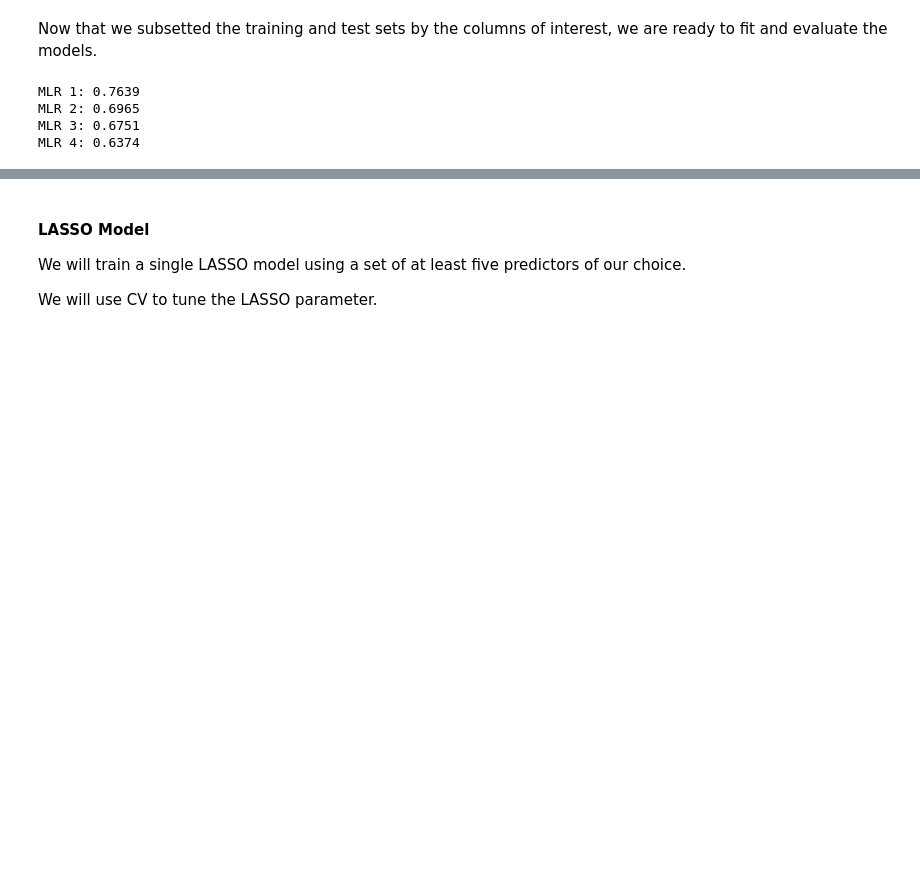
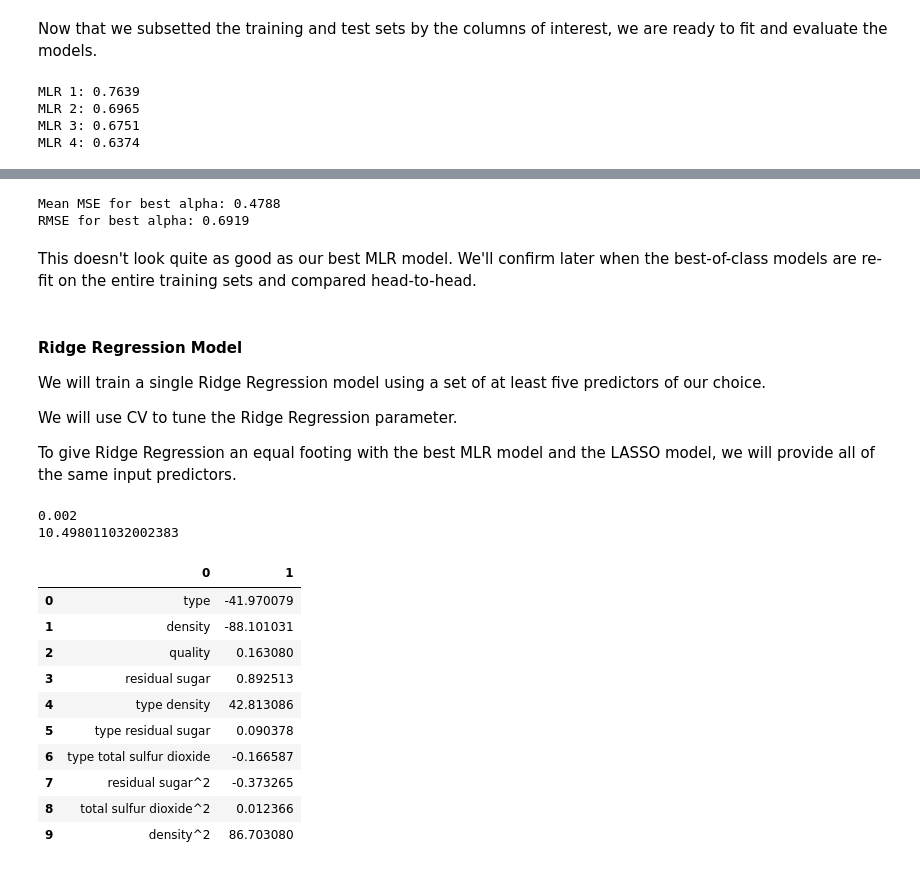
Before and after one commit to trevorlillywhite/HW7-NCSU-ST-554-Trevor-Lillywhite, a Jupyter notebook: HW7_ST554_Lillywhite.ipynb, the cells around one changed output, grey strips where cells are left out. Drawn from its saved outputs; the diff is of its cells as text; code cells hidden in the pictures; blank space fills up the shorter version.

Commit message:
Completed Regression task. Ready to begin Classification task.

```diff
--- a/HW7_ST554_Lillywhite.ipynb
+++ b/HW7_ST554_Lillywhite.ipynb
@@ -544,6 +646,47 @@ Our most complicated model, MLR 4, did the best! That means we chose our interac
+# %%
+# Print LASSO RMSE
+mean_mse = np.mean(lasso_model.mse_path_, axis=1)
+print("Mean MSE for best alpha:", round(np.min(mean_mse),4))
+print("RMSE for best alpha:", round(np.sqrt(np.min(mean_mse)),4))
+# %% [output]
+Mean MSE for best alpha: 0.4788
+RMSE for best alpha: 0.6919
+# %% [markdown]
+This doesn't look quite as good as our best MLR model. We'll confirm later when the best-of-class models are re-fit on the entire training sets and compared head-to-head.
 # %% [markdown]
-#### LASSO Model
+#### Ridge Regression Model
 
-We will train a single LASSO model using a set of at least five predictors of our choice.
+We will train a single Ridge Regression model using a set of at least five predictors of our choice.
 
-We will use CV to tune the LASSO parameter.
+We will use CV to tune the Ridge Regression parameter.
+
+To give Ridge Regression an equal footing with the best MLR model and the LASSO model, we will provide all of the same input predictors.
+# %%
+# Define input columns for Ridge Regression
+cols_RR = cols_mlr4
+X_train_RR = X_train_std[cols_RR]
+
+# Fit Ridge Regression model
+RR_model = RidgeCV(cv=5,
+                   alphas=(0.0005, 0.0008, 0.001, 0.002, 0.003, 0.005,
+                           0.01, 0.05, 0.1)) \
+                .fit(X_train_RR, y_train)
+
+# Print fitted parameter and coefficients
+print(RR_model.alpha_)
+print(RR_model.intercept_)
+pd.DataFrame(list(zip(X_train_RR.columns, RR_model.coef_)))
+# %% [output]
+0.002
+10.498011032002383
+|  | 0 | 1 |
+| 0 | type | -41.970079 |
+| 1 | density | -88.101031 |
+| 2 | quality | 0.163080 |
+| 3 | residual sugar | 0.892513 |
+| 4 | type density | 42.813086 |
+| 5 | type residual sugar | 0.090378 |
+| 6 | type total sulfur dioxide | -0.166587 |
+| 7 | residual sugar^2 | -0.373265 |
+| 8 | total sulfur dioxide^2 | 0.012366 |
+| 9 | density^2 | 86.703080 |
```
Also changed, not shown: parts of 29 cells of this notebook.
